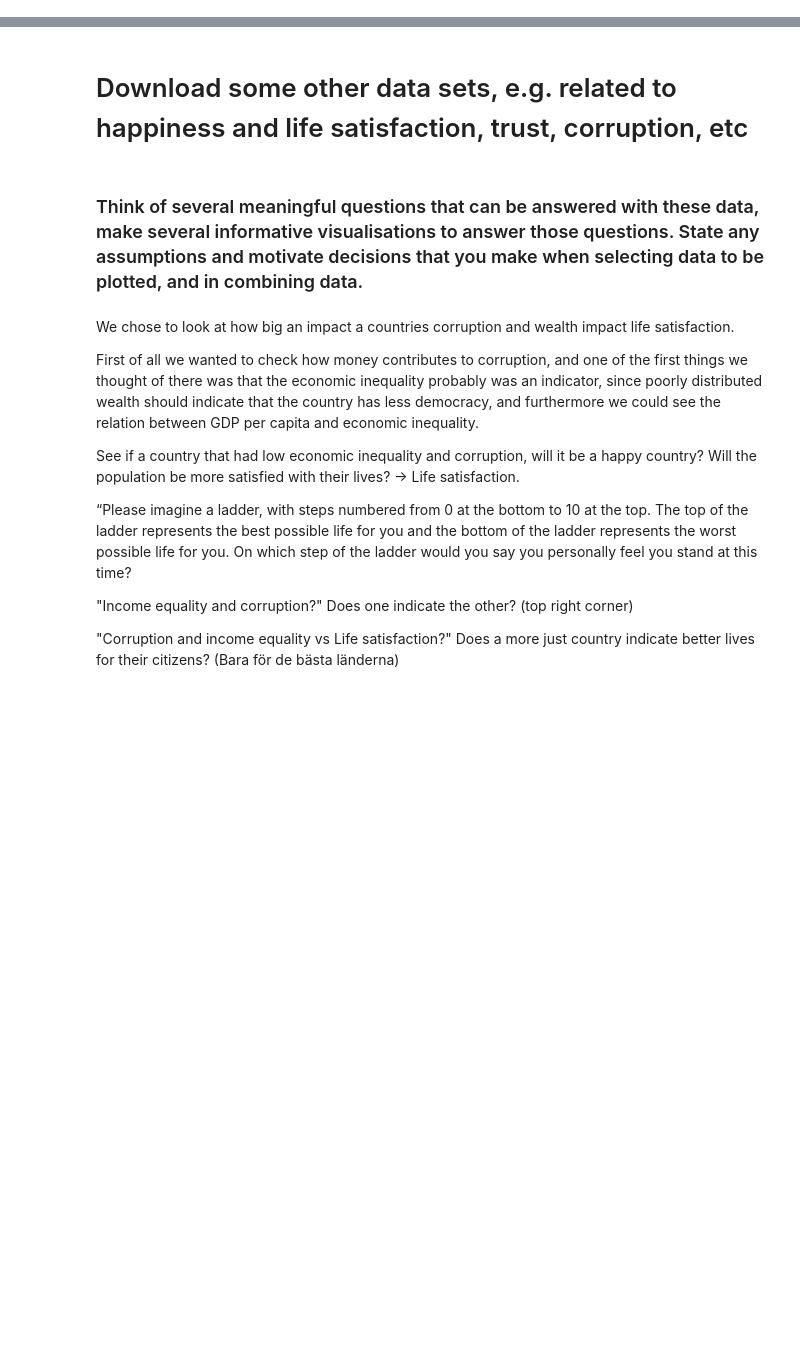
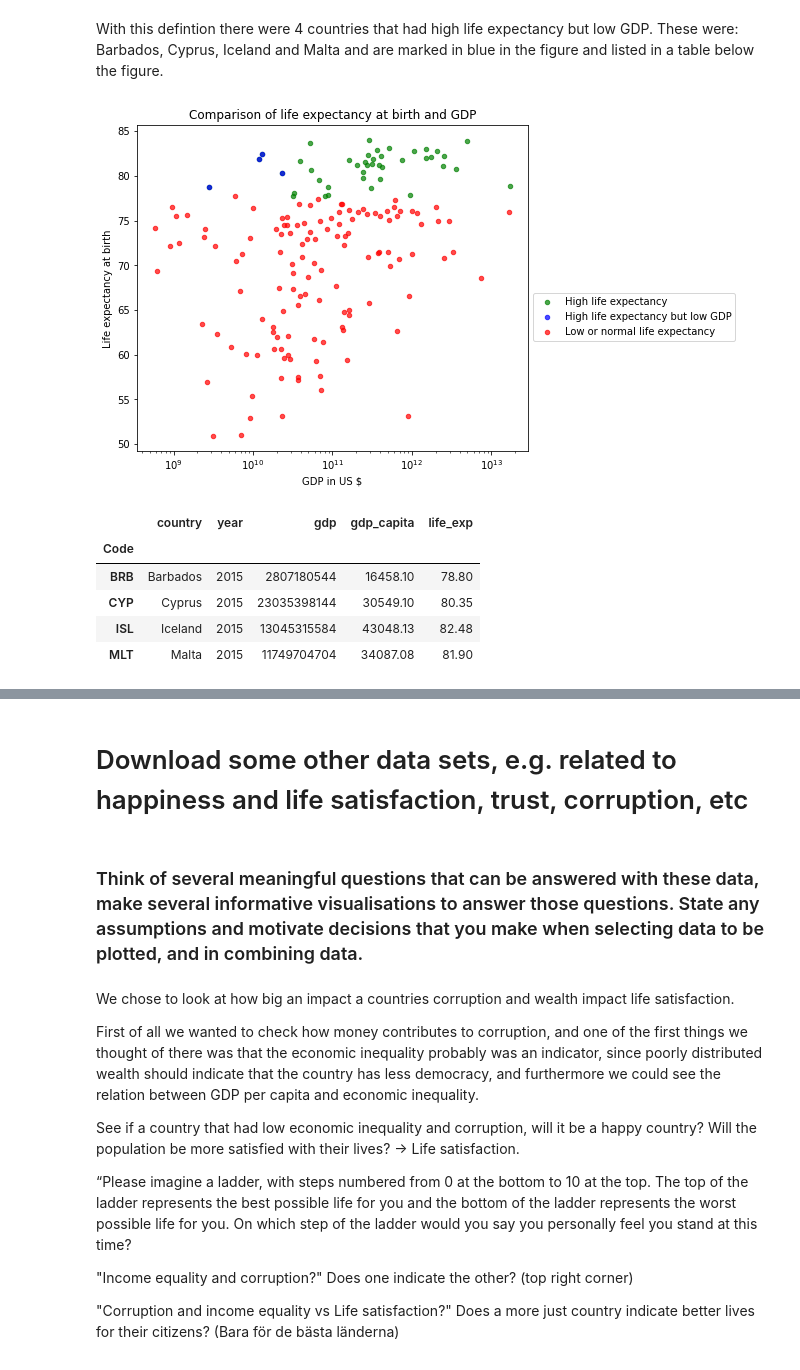
Before and after one commit to jerge/DAT405-DSC, a Jupyter notebook: Lab1.ipynb, the cells around one changed output, grey strips where cells are left out. Drawn from its saved outputs; the diff is of its cells as text; code cells hidden in the pictures; blank space fills up the shorter version.

Commit message:
Finished question 1 and it's subquestion

```diff
--- a/Lab1.ipynb
+++ b/Lab1.ipynb
@@ -182,0 +160,36 @@ GDP per capita is a much stronger indicator for strong economy. We can instantly
+# %% [markdown]
+With this defintion there were 4 countries that had high life expectancy but low GDP. These were: Barbados, Cyprus, Iceland and Malta and are marked in blue in the figure and listed in a table below the figure.
+# %%
+fig, ax = plt.subplots()
+
+#Divide data according to question paramaters
+highLifeExp = countries[countries.life_exp > countries.life_exp.quantile(0.75)]
+lowLifeExp = countries[countries.life_exp <= countries.life_exp.quantile(0.75)]
+highLifeExpLowGDP = highLifeExp[highLifeExp.gdp < countries.gdp.quantile(0.25)]
+
+#Plot data
+highLifeExp.plot.scatter(x="gdp",y="life_exp", alpha=0.7,
+                         logx=True,ax=ax, color='g', label="High life expectancy")
+highLifeExpLowGDP.plot.scatter(x="gdp",y="life_exp",alpha=0.7,
+                               logx=True,ax=ax, color='b', label="High life expectancy but low GDP")
+lowLifeExp.plot.scatter(x="gdp",y="life_exp",alpha=0.7,
+                        logx=True,ax=ax, color='r',label="Low or normal life expectancy")
+
+#Configure plots
+plt.legend(bbox_to_anchor=(1, 0.5))
+ax.set_xlabel("GDP in US $")
+ax.set_ylabel("Life expectancy at birth")
+plt.title("Comparison of life expectancy at birth and GDP")
+
+plt.show()
+
+#Print table of countries with high life expectancy and low GDP
+highLifeExpLowGDP
+# %% [output]
+[figure, added]
+|  | country | year | gdp | gdp_capita | life_exp |
+| Code |  |  |  |  |  |
+| BRB | Barbados | 2015 | 2807180544 | 16458.10 | 78.80 |
+| CYP | Cyprus | 2015 | 23035398144 | 30549.10 | 80.35 |
+| ISL | Iceland | 2015 | 13045315584 | 43048.13 | 82.48 |
+| MLT | Malta | 2015 | 11749704704 | 34087.08 | 81.90 |
```
Also changed, not shown: parts of 41 cells of this notebook.
